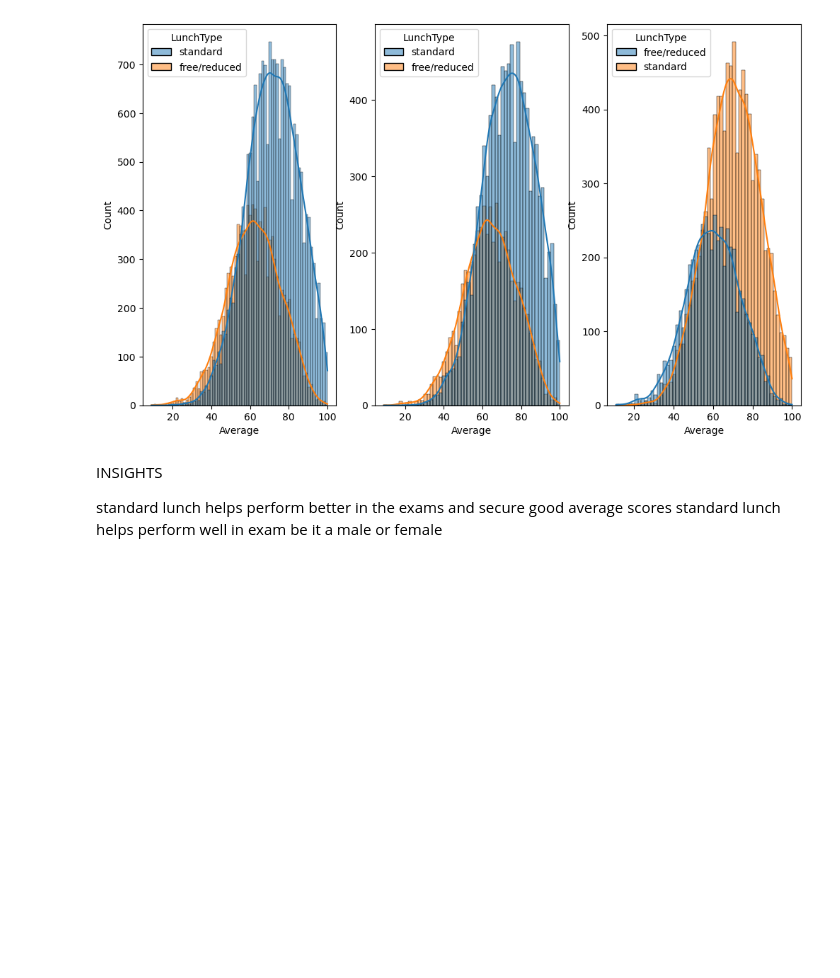
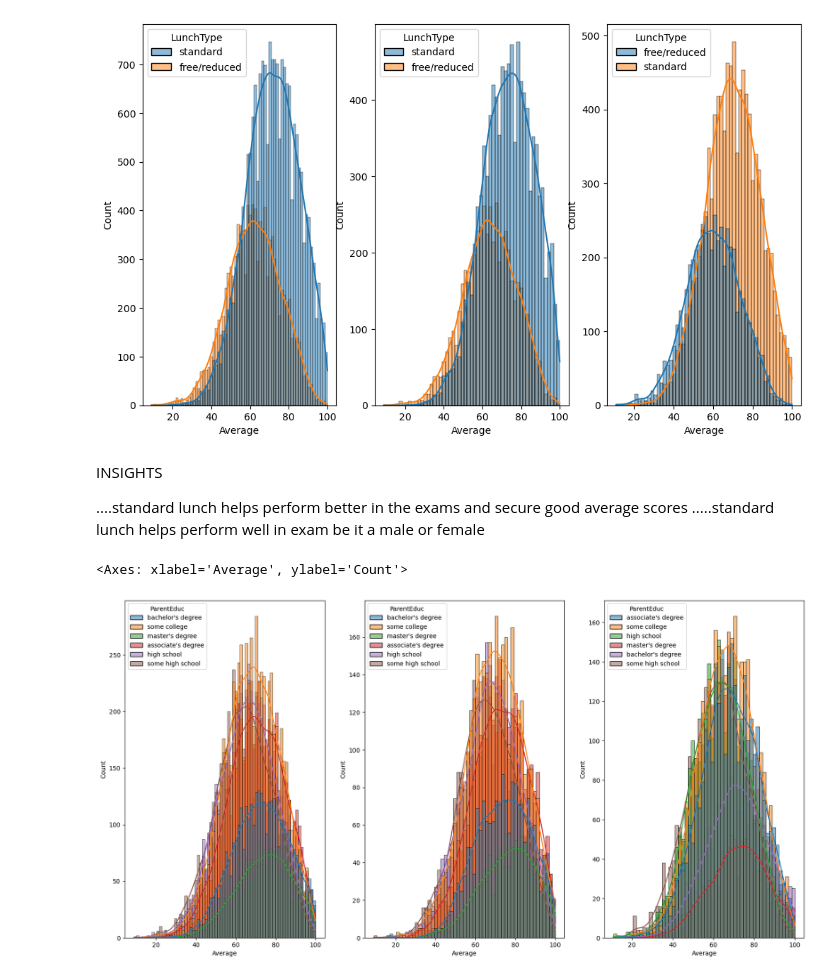
Before and after one commit to adi9358/mlproject, a Jupyter notebook: notebook/data/EDA STUDENTS.ipynb, the cells around one changed output. Drawn from its saved outputs; the diff is of its cells as text; code cells hidden in the pictures; blank space fills up the shorter version.

```diff
--- a/notebook/data/EDA STUDENTS.ipynb
+++ b/notebook/data/EDA STUDENTS.ipynb
@@ -207,5 +207,19 @@ sns.histplot(data=df[df["Gender"]=="male"],x="Average",kde=True,hue="LunchType")
 # %% [markdown]
 INSIGHTS
 
-standard lunch helps perform better in the exams and secure good average scores
-standard lunch helps perform well in exam be it a male or female
+ ....standard lunch helps perform better in the exams and secure good average scores
+.....standard lunch helps perform well in exam be it a male or female
+# %%
+plt.figure(figsize=(20,10))
+
+plt.subplot(1,3,1)
+sns.histplot(data=df,x="Average",kde=True,hue="ParentEduc")
+
+plt.subplot(1,3,2)
+sns.histplot(data=df[df["Gender"]=="female"],x="Average",kde=True,hue="ParentEduc")
+
+plt.subplot(1,3,3)
+sns.histplot(data=df[df["Gender"]=="male"],x="Average",kde=True,hue="ParentEduc")
+# %% [output]
+<Axes: xlabel='Average', ylabel='Count'>
+[figure, added]
```
Also changed, not shown: parts of 1 cell of this notebook, 31 other files.
